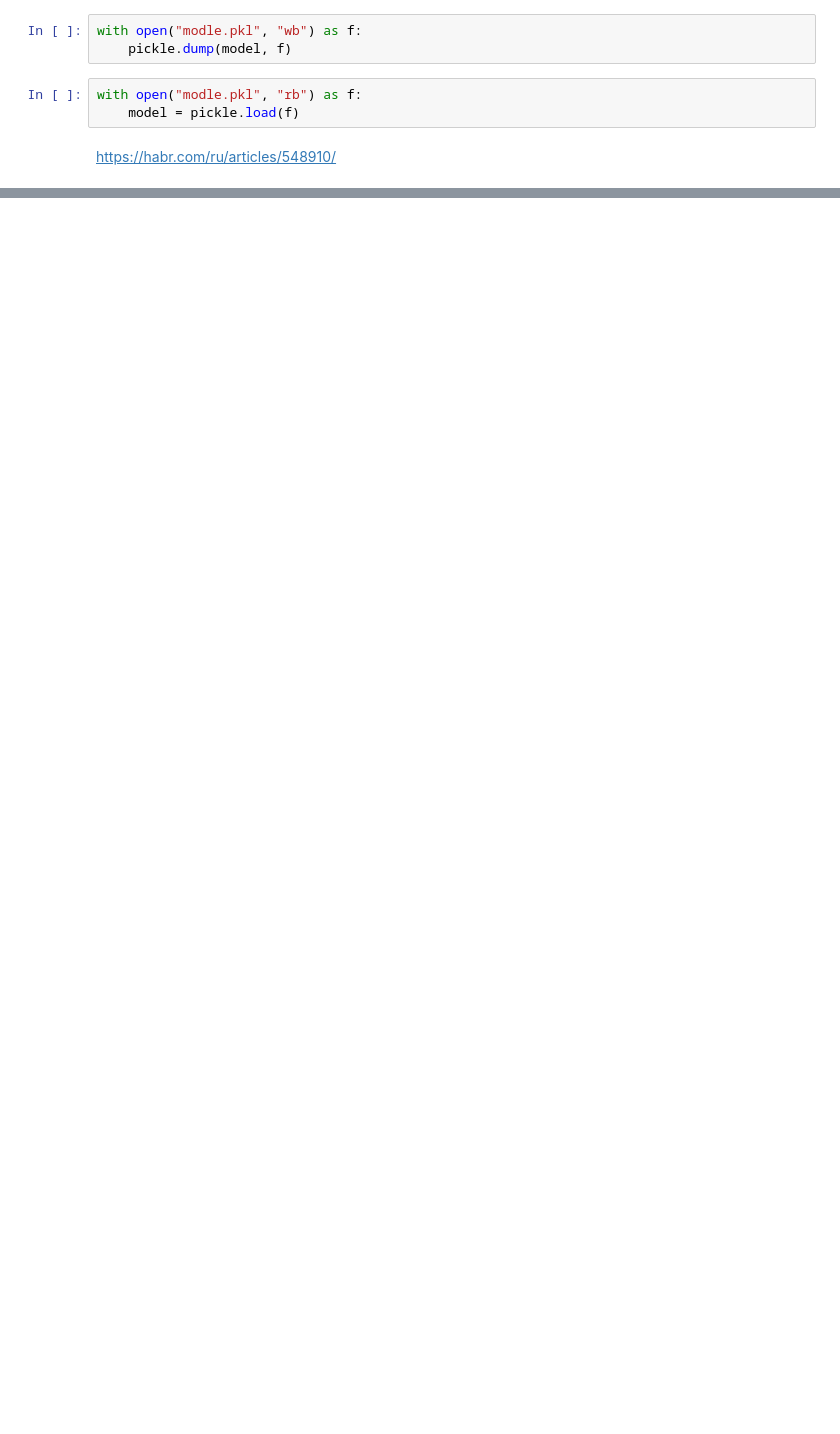
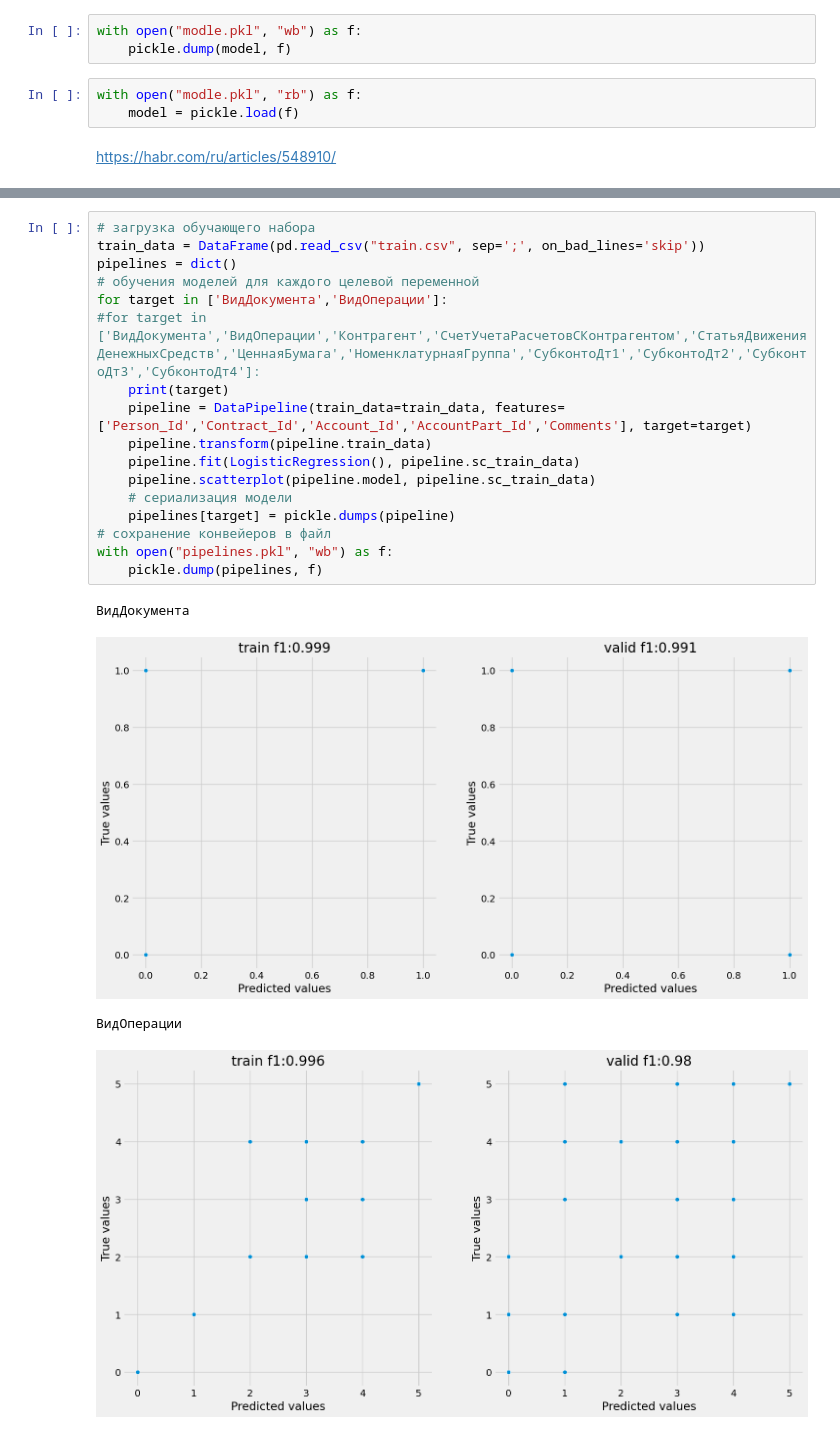
Before and after one commit to BlackStoneShadow/Python, a Jupyter notebook: Diplom/model.ipynb, the cells around one changed output, grey strips where cells are left out. Cells and saved outputs as stored; diff of their text form; blank space fills up the shorter version.

```diff
--- a/Diplom/model.ipynb
+++ b/Diplom/model.ipynb
@@ -142,0 +448,22 @@ https://habr.com/ru/articles/548910/
+# %%
+# загрузка обучающего набора
+train_data = DataFrame(pd.read_csv("train.csv", sep=';', on_bad_lines='skip'))
+pipelines = dict()
+# обучения моделей для каждого целевой переменной
+for target in ['ВидДокумента','ВидОперации']:
+#for target in ['ВидДокумента','ВидОперации','Контрагент','СчетУчетаРасчетовСКонтрагентом','СтатьяДвиженияДенежныхСредств','ЦеннаяБумага','НоменклатурнаяГруппа','СубконтоДт1','СубконтоДт2','СубконтоДт3','СубконтоДт4']:
+    print(target)
+    pipeline = DataPipeline(train_data=train_data, features=['Person_Id','Contract_Id','Account_Id','AccountPart_Id','Comments'], target=target)
+    pipeline.transform(pipeline.train_data)
+    pipeline.fit(LogisticRegression(), pipeline.sc_train_data)
+    pipeline.scatterplot(pipeline.model, pipeline.sc_train_data)
+    # сериализация модели
+    pipelines[target] = pickle.dumps(pipeline)
+# сохранение конвейеров в файл
+with open("pipelines.pkl", "wb") as f:
+    pickle.dump(pipelines, f)
+# %% [output]
+ВидДокумента
+[figure, added]
+ВидОперации
+[figure, added]
```
Also changed, not shown: parts of 10 cells of this notebook, 2 other files.
